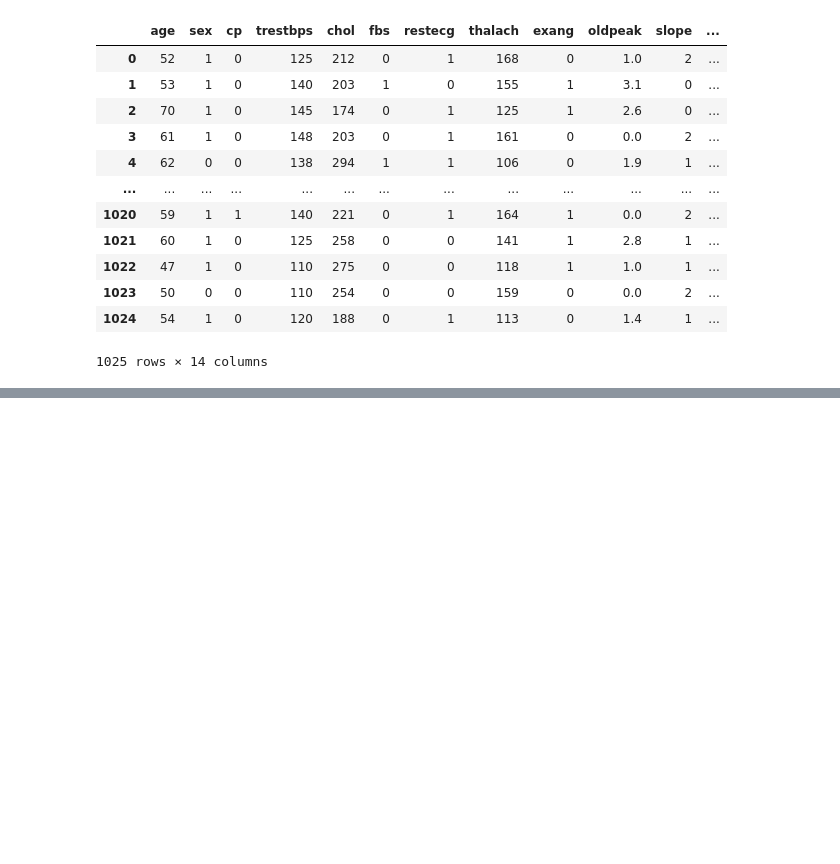
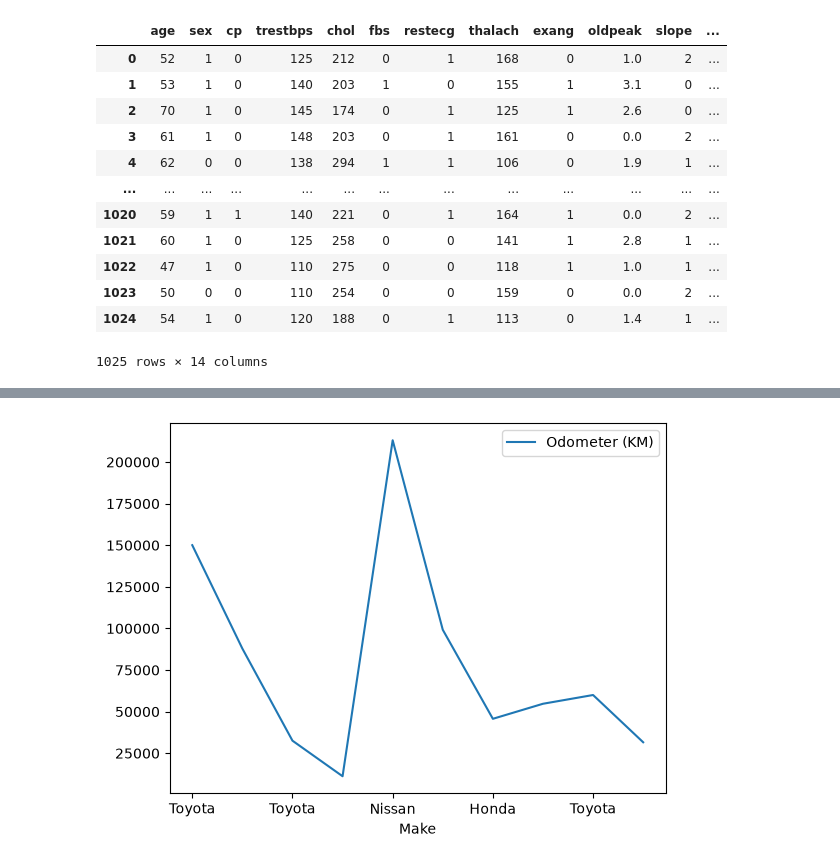
Before and after one commit to shahjalalmd-ctrl/pandas-sj-data-science, a Jupyter notebook: pandas.ipynb, the cells around one changed output, grey strips where cells are left out. Saved outputs shown, nothing was run; the diff lists cells and outputs as text; code cells hidden in the pictures; blank space fills up the shorter version.

```diff
--- a/pandas.ipynb
+++ b/pandas.ipynb
@@ -156,0 +517,4 @@ patient_data
+# %%
+car_sales.plot(x="Make", y="Odometer (KM)");
+# %% [output]
+[figure, added]
```
Also changed, not shown: parts of 46 cells of this notebook.
